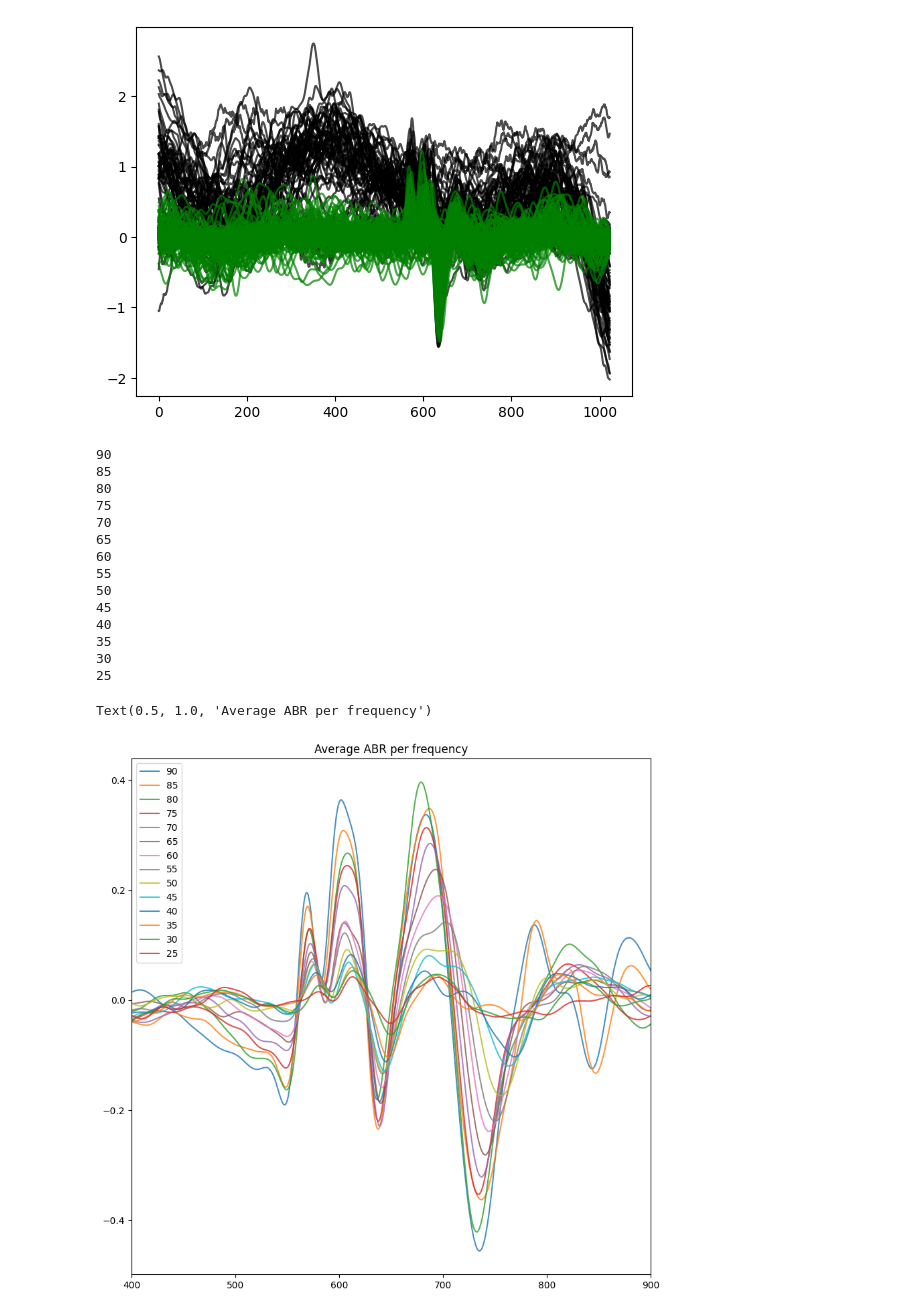
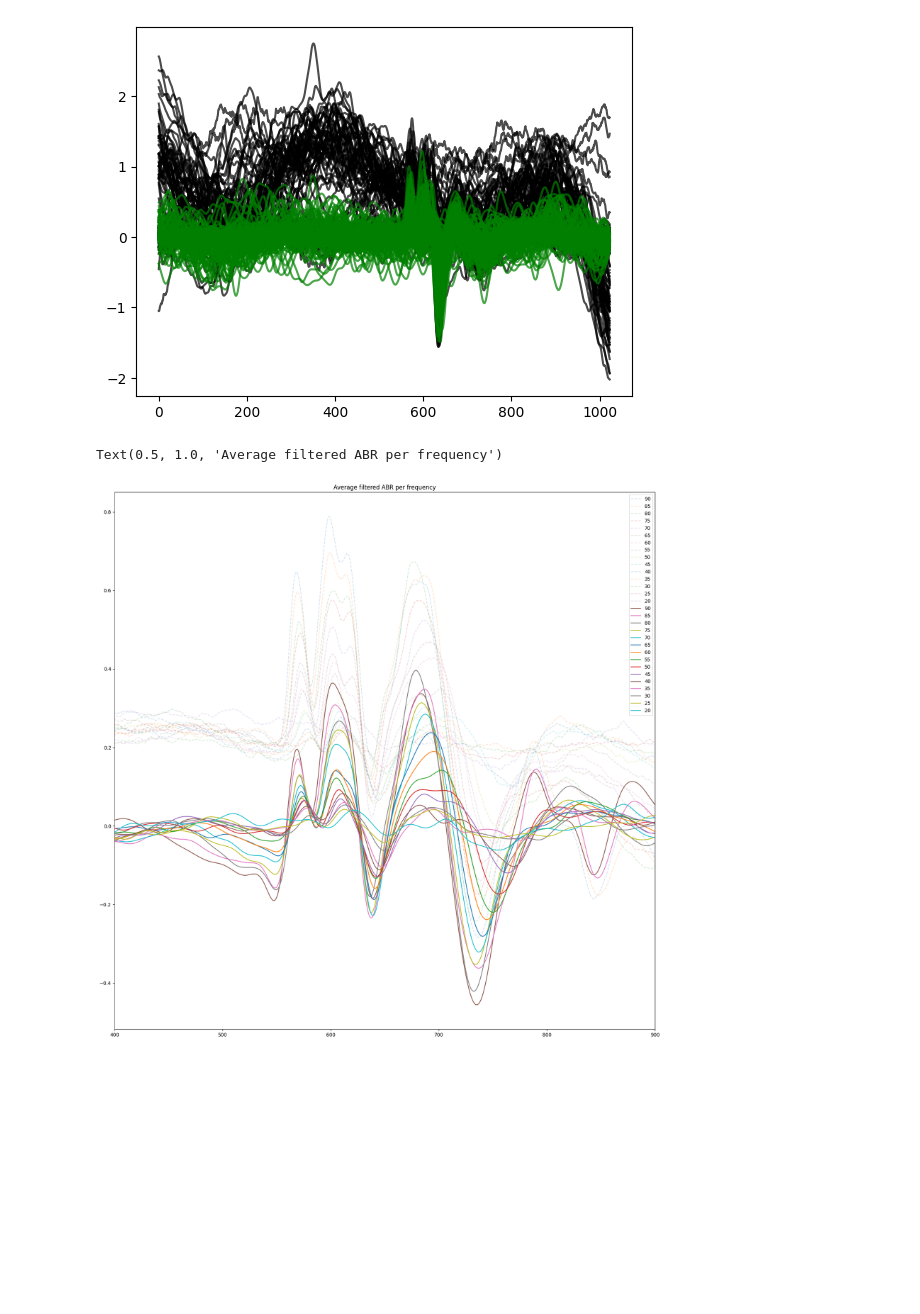
Before and after one commit to DeckerDreams/ABR_Processing, a Jupyter notebook: auto_abr_updated.ipynb, the cells around one changed output. Drawn from its saved outputs; the diff is of its cells as text; code cells hidden in the pictures; blank space fills up the shorter version.

```diff
--- a/auto_abr_updated.ipynb
+++ b/auto_abr_updated.ipynb
@@ -185,43 +170,57 @@ filt_plot(100, 214, 'g')
 # %% [output]
 [figure]
 # %%
+fig, ax = plt.subplots(1, 1, figsize=(20, 20))
+
+
+
+
+########## AVG raw ABR
+
+
+
+#make a function to plot mean of each signal
+def ABRplot(db):
+    plt.subplot(111)
+    signal = [df_all[df_all['dB'] == db]['ABR']]
+    mean = np.mean(signal)
+    plt.plot(mean, alpha = .2, label = db, linestyle='dashed' )
+    plt.xlim(400,900)
+
+###### plot mean ABR signal
+for d in counter:
+    ABRplot(d)
+
+plt.legend()
+plt.title("Average ABR per frequency")
+
+
+
+
+
 #make a function to plot mean of each signal
 def averageplot(db):
     plt.subplot(111)
     signal = [df_all[df_all['dB'] == db]['filtered']]
     mean = np.mean(signal)
-    plt.plot(mean, alpha = .8, label = db)
+    plt.plot(mean, alpha = 1, label = db)
     plt.xlim(400,900)
 
-###### plot mean ABR signal
-fig, ax = plt.subplots(1, 1, figsize=(10,10))
+###### plot mean filtered signal
 
-counter = dbs[0,:14]
+counter = dbs[0,:15]
 
 for d in counter:
-    print(d)
     averageplot(d)
 
 plt.legend()
-plt.title("Average ABR per frequency")
+plt.title("Average filtered ABR per frequency")
+
+
 
 # print("length of all data:  ", df_all.size, "   ?")
 # print("number of intesities tested [95--> 25]:  ", dbs.size)
 # print("Number of samples included in the mean of each intesity:  ", signal.size)
 # %% [output]
-90
-85
-80
-75
-70
-65
-60
-55
-50
-45
-40
-35
-30
-25
+Text(0.5, 1.0, 'Average filtered ABR per frequency')
-Text(0.5, 1.0, 'Average ABR per frequency')
-[figure, old version]
+[figure, new version]
```
Also changed, not shown: parts of 5 cells of this notebook.
